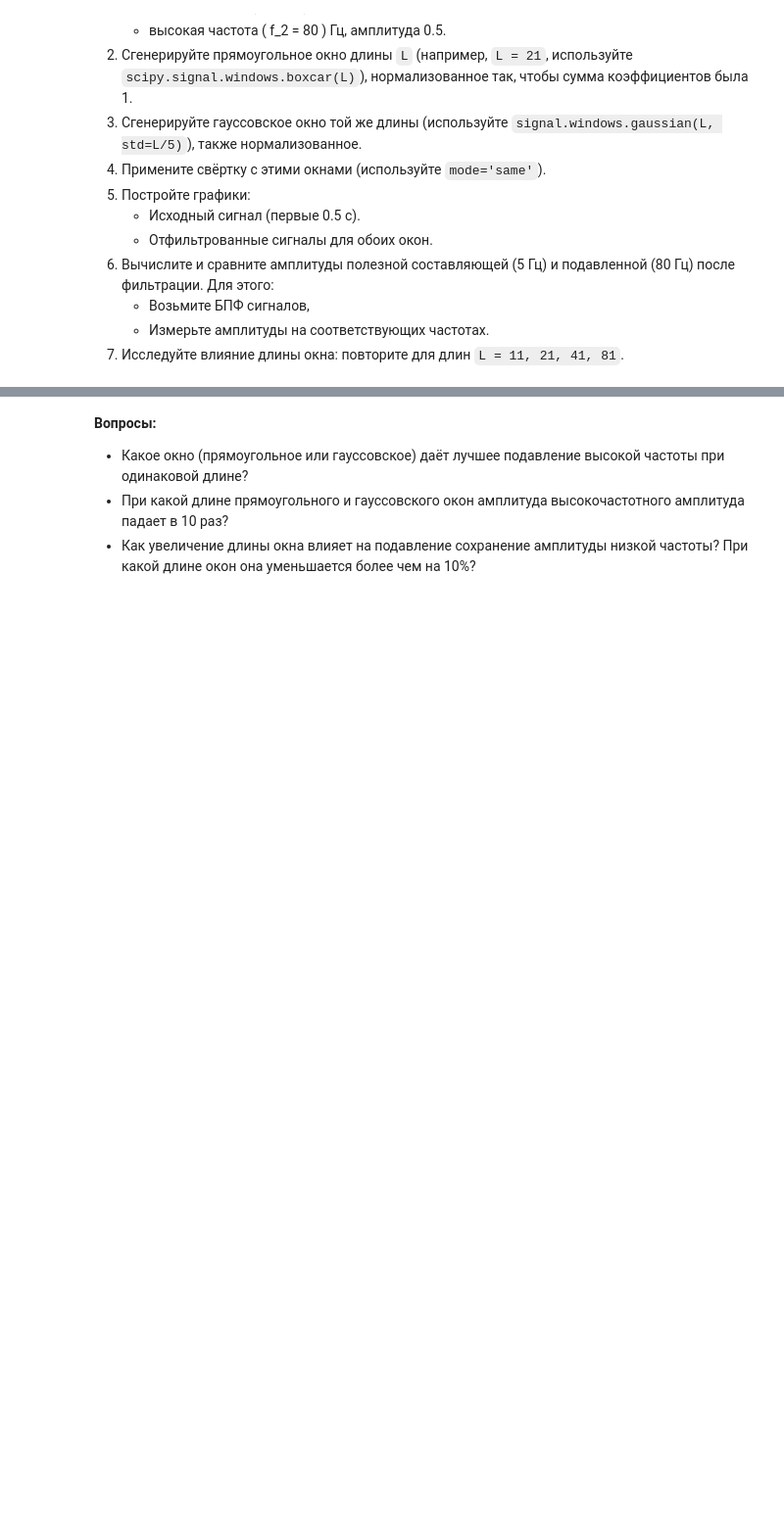
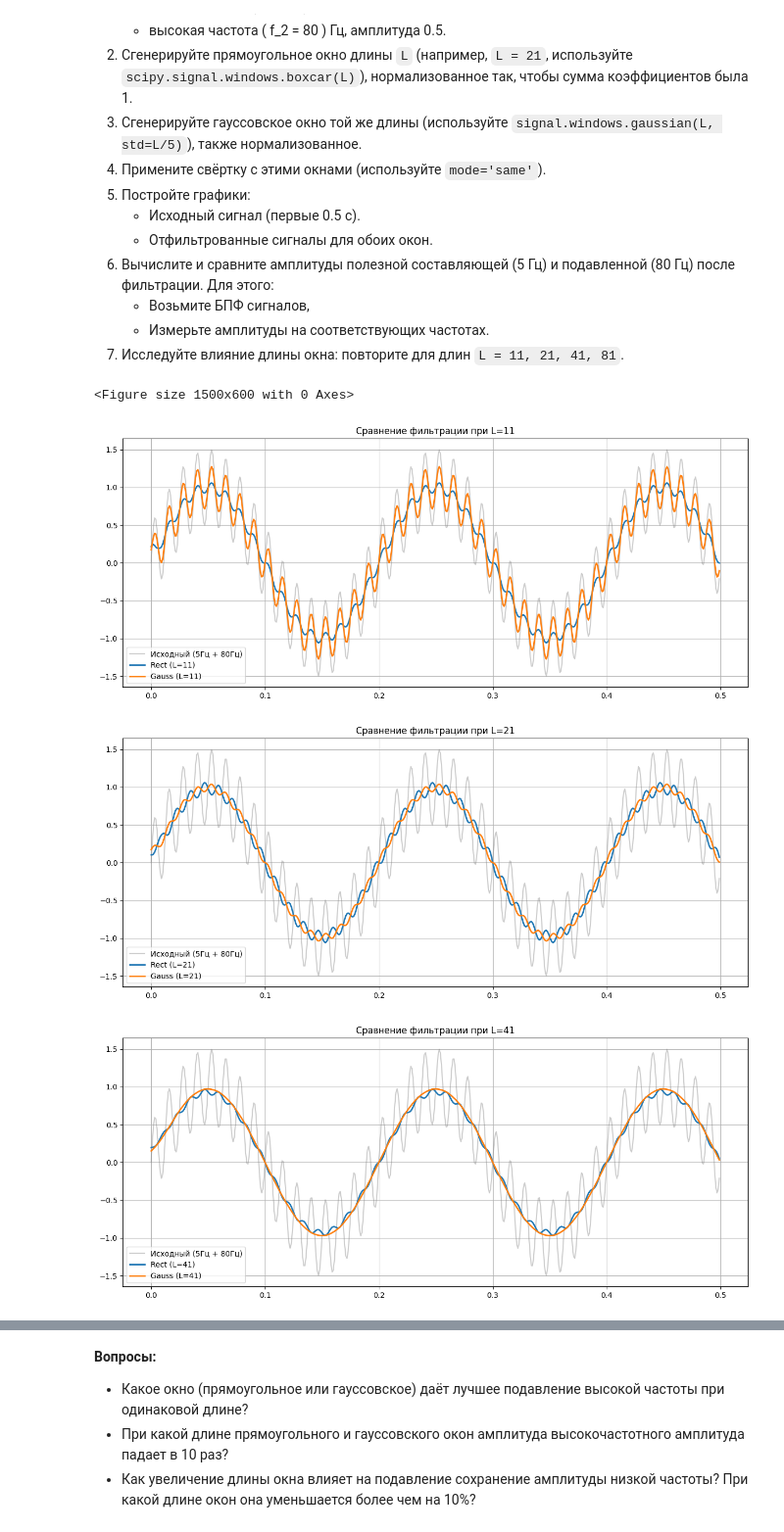
Before and after one commit to Uzema/dsp-seminars, a Jupyter notebook: seminars/3.ipynb, the cells around one changed output, grey strips where cells are left out. Shown at 98% size. Saved outputs shown, nothing was run; the diff lists cells and outputs as text; code cells hidden in the pictures; blank space fills up the shorter version.

```diff
--- a/seminars/3.ipynb
+++ b/seminars/3.ipynb
@@ -115,0 +114,76 @@ print(f"Среднеквадратичная ошибка (MSE): {mse:.2e}")
+# %%
+# 1. Генерация сигнала
+fs = 1000
+T = 2
+t = np.linspace(0, T, fs * T, endpoint=False)
+f1, f2 = 5, 80
+A1, A2 = 1.0, 0.5
+
+# Исходный сигнал
+sig = A1 * np.sin(2 * np.pi * f1 * t) + A2 * np.sin(2 * np.pi * f2 * t)
+
+def analyze_filtering(L):
+    # 2. Прямоугольное окно
+    rect_win = signal.windows.boxcar(L)
+    rect_win /= np.sum(rect_win)  # Нормализация
+
+    # 3. Гауссовское окно
+    gauss_win = signal.windows.gaussian(L, std=L/5)
+    gauss_win /= np.sum(gauss_win)  # Нормализация
+
+    # 4. Фильтрация (свёртка)
+    sig_rect = np.convolve(sig, rect_win, mode='same')
+    sig_gauss = np.convolve(sig, gauss_win, mode='same')
+
+    return sig_rect, sig_gauss
+
+# Для демонстрации возьмем L=21
+L = 21
+sig_rect, sig_gauss = analyze_filtering(L)
+
+# 5. Визуализация первых 0.5 секунд
+plt.figure(figsize=(15, 6))
+zoom = t < 0.5
+# plt.plot(t[zoom], sig[zoom], label='Исходный (5Гц + 80Гц)', alpha=0.4, color='gray')
+# plt.plot(t[zoom], sig_rect[zoom], label=f'Rect (L={L})', linewidth=2)
+# plt.plot(t[zoom], sig_gauss[zoom], label=f'Gauss (L={L})', linewidth=2)
+
+# plt.title(f'Сравнение фильтрации при L={L}')
+# plt.legend()
+# plt.grid(True)
+# plt.show()
+
+def get_amplitude_at(s, fs, freq_target):
+    N = len(s)
+    X = np.fft.fft(s)
+    freqs = np.fft.fftfreq(N, d=1/fs)
+    idx = np.argmin(np.abs(freqs - freq_target))
+    return (2.0 / N) * np.abs(X[idx])
+
+L_list = [11, 21, 41, 81]
+
+for L in L_list:
+    sr, sg = analyze_filtering(L)
+    plt.figure(figsize=(15, 6))
+    plt.plot(t[zoom], sig[zoom], label='Исходный (5Гц + 80Гц)', alpha=0.4, color='gray')
+    plt.plot(t[zoom], sr[zoom], label=f'Rect (L={L})', linewidth=2)
+    plt.plot(t[zoom], sg[zoom], label=f'Gauss (L={L})', linewidth=2)
+    plt.title(f'Сравнение фильтрации при L={L}')
+    plt.legend()
+    plt.grid(True)
+    plt.show()
+
+print(f"{'L':<5} | {'Тип':<10} | {'Амп. 5 Гц':<10} | {'Амп. 80 Гц':<10}")
+print("-" * 45)
+
+for L in L_list:
+    sr, sg = analyze_filtering(L)
+    for name, res_sig in [("Rect", sr), ("Gauss", sg)]:
+        a5 = get_amplitude_at(res_sig, fs, 5)
+        a80 = get_amplitude_at(res_sig, fs, 80)
+        print(f"{L:<5} | {name:<10} | {a5:<10.4f} | {a80:<10.4f}")
+# %% [output]
+<Figure size 1500x600 with 0 Axes>
+[figure, added]
+[figure, added]
+[figure, added]
```
Also changed, not shown: parts of 5 cells of this notebook.
